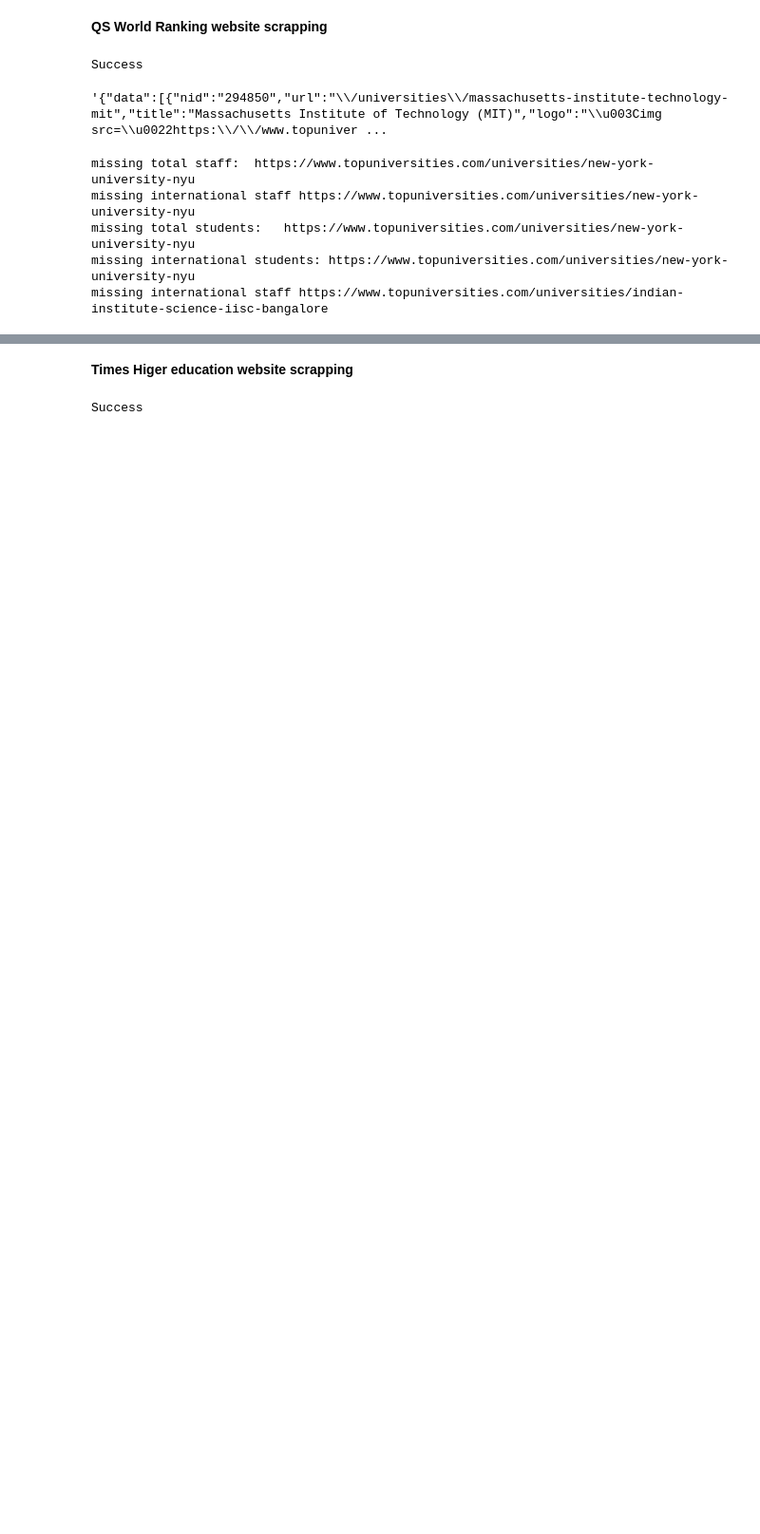
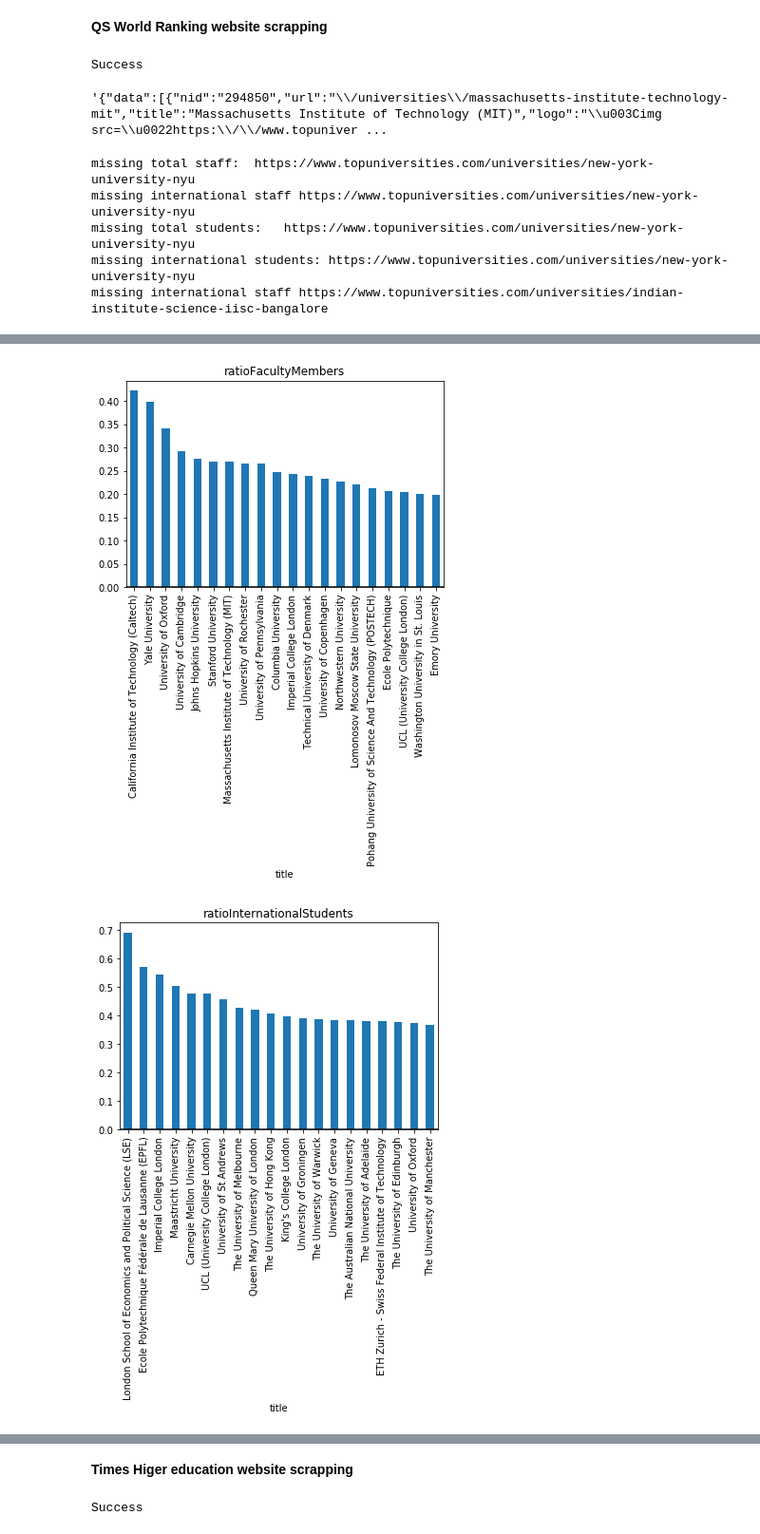
Before and after one commit to a3VonG/testrepoada, a Jupyter notebook: ADA-2.ipynb, the cells around one changed output, grey strips where cells are left out. Shown at 95% size. Drawn from its saved outputs; the diff is of its cells as text; code cells hidden in the pictures; blank space fills up the shorter version.

```diff
--- a/ADA-2.ipynb
+++ b/ADA-2.ipynb
@@ -47,13 +49,12 @@ k=json.loads(n)
 df = pd.DataFrame.from_dict(json_normalize(k["data"][:]), orient='columns')
 df=df.drop(['guide','logo','core_id','nid','cc','stars'],axis=1)
 df=pd.concat([df,pd.DataFrame(columns=['totalStaff','internationalStaff','totalStudents','internationalStudents'])])
+df=df.head(200)
 baseurl='https://www.topuniversities.com'
 #testcounter=0
 for index,path in enumerate(df['url']):
 
-    if index>200:
-        df
-        break
+
     #Retrieve html
     response = requests.get(baseurl+path)
     if response.status_code == 200:
@@ -99,3 +100,9 @@ missing international staff https://www.topuniversities.com/universities/new-yor
 missing total students:   https://www.topuniversities.com/universities/new-york-university-nyu
 missing international students: https://www.topuniversities.com/universities/new-york-university-nyu
 missing international staff https://www.topuniversities.com/universities/indian-institute-science-iisc-bangalore
+# %%
+#filter out kommas
+dfreserve=df.copy()
+# %%
+df=dfreserve.copy()
+df
@@ -101,0 +128,29 @@ missing international staff https://www.topuniversities.com/universities/indian-
+# %%
+col_list=['internationalStaff','internationalStudents','totalStaff','totalStudents']
+df[col_list]=df[col_list].apply(lambda x: x.str.replace(',',''))
+df[col_list]=df[col_list].astype(float)
+# %%
+#Getting ratio between faculty members
+plt.close()
+plt.figure()
+df['ratioFacultyMembers']=np.array(df['totalStaff'])/np.array(df['totalStudents'])
+dfSortedFacultyMembers=df.sort_values('ratioFacultyMembers',ascending=False).head(20)
+s = pd.Series(dfSortedFacultyMembers['ratioFacultyMembers'].values, index=dfSortedFacultyMembers['title'])
+s.plot(kind='bar');
+plt.axhline(0, color='k')
+plt.title('ratioFacultyMembers')
+plt.show()
+
+
+
+#Getting ratio between international studnets
+df['ratioInternationalStudents']=np.array(df.internationalStudents)/np.array(df.totalStudents)
+dfSortedInternationalStudents=df.sort_values('ratioInternationalStudents',ascending=False).head(20)
+s = pd.Series(dfSortedInternationalStudents['ratioInternationalStudents'].values, index=dfSortedInternationalStudents['title'])
+s.plot(kind='bar');
+plt.axhline(0, color='k')
+plt.title('ratioInternationalStudents')
+plt.show()
+# %% [output]
+[figure, added]
+[figure, added]
```
Also changed, not shown: parts of 8 cells of this notebook.
